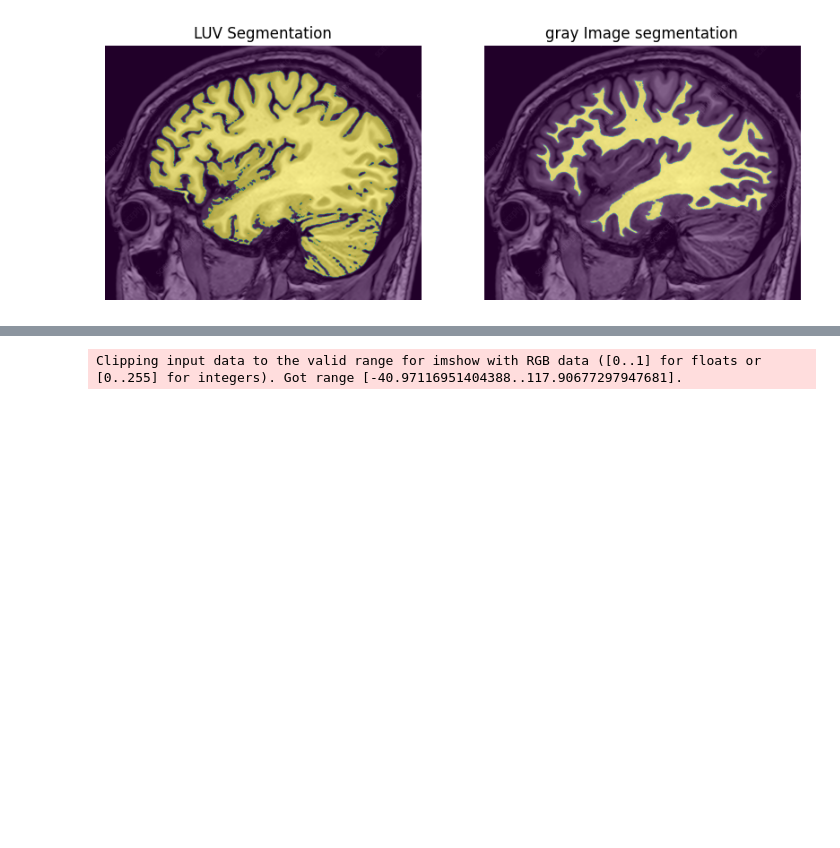
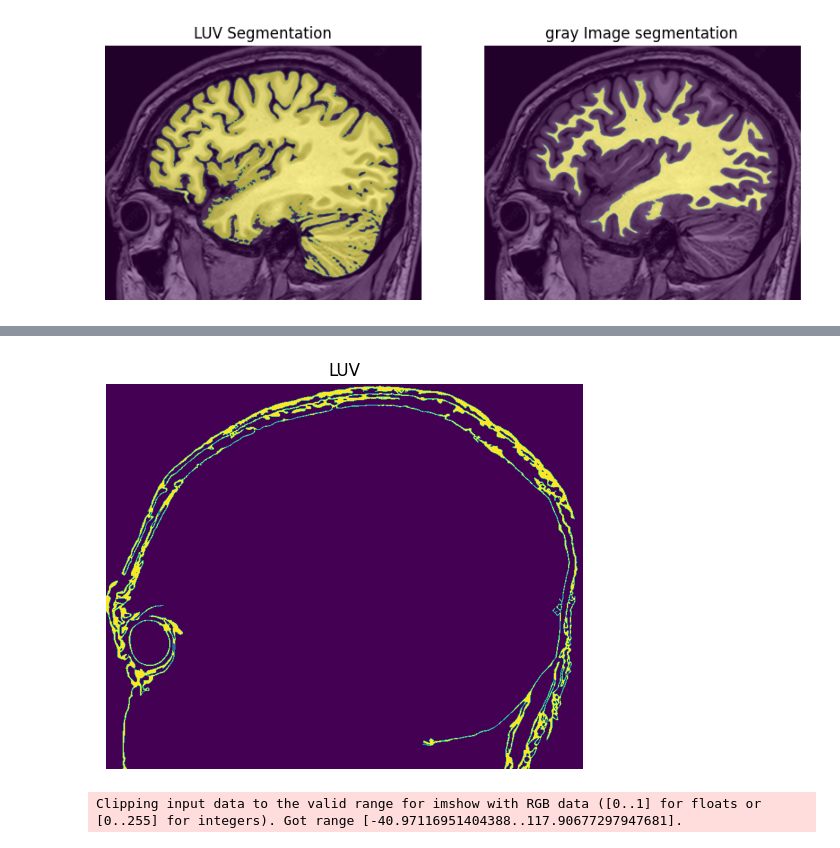
Before and after one commit to MohamedHisham20/CV_threshold_and_segmentation, a Jupyter notebook: feature_growing_segmentation.ipynb, the cells around one changed output, grey strips where cells are left out. Saved outputs shown, nothing was run; the diff lists cells and outputs as text; code cells hidden in the pictures; blank space fills up the shorter version.

Commit message:
region grow work in main

```diff
--- a/feature_growing_segmentation.ipynb
+++ b/feature_growing_segmentation.ipynb
@@ -386,5 +539,19 @@ plt.show()
 # %%
 luvv_image = rgb_to_luv_vectorized(image)
+# %%
+image = cv2.imread("segment_images/800wm.jpeg")
+seeds = [(145, 145)]
+normal_segment = region_growing(image, seeds, threshold=50, use_luv=False)
+# %%
+# plot the segmentation on top of the original image
+plt.figure(figsize=(10, 5))
+plt.imshow(normal_segment)
+plt.title('LUV')
+plt.axis('off')
+
+plt.show()
+# %% [output]
+[figure, added]
 # %%
 # plot the segmentation on top of the original image
 plt.figure(figsize=(10, 5))
```
Also changed, not shown: parts of 7 cells of this notebook, 3 other files.
